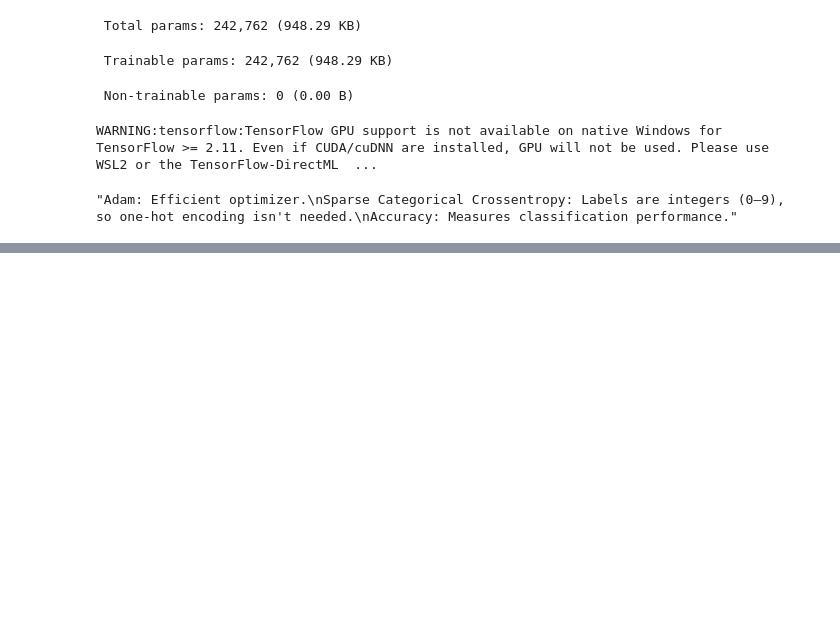
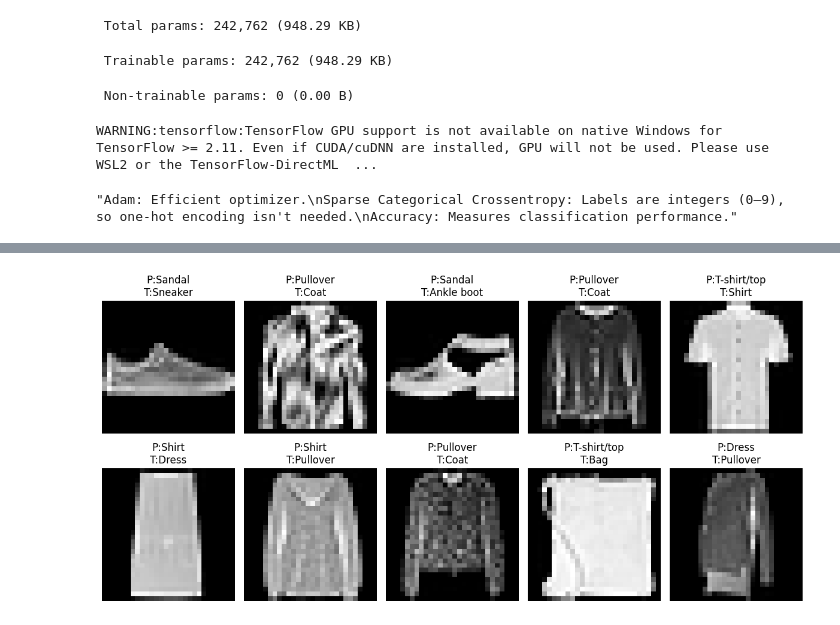
Before and after one commit to shibamacademics-ctrl/My_DeepLearning, a Jupyter notebook: Fashion.ipynb, the cells around one changed output, grey strips where cells are left out. Saved outputs shown, nothing was run; the diff lists cells and outputs as text; code cells hidden in the pictures; blank space fills up the shorter version.

```diff
--- a/Fashion.ipynb
+++ b/Fashion.ipynb
@@ -137,0 +186,15 @@ Test Loss: 0.37649616599082947
+# %%
+incorrect = np.where(predicted_labels != y_test)[0]
+
+plt.figure(figsize=(12,6))
+
+for i, idx in enumerate(incorrect[:10]):
+    plt.subplot(2,5,i+1)
+    plt.imshow(X_test[idx], cmap='gray')
+    plt.title(f"P:{class_names[predicted_labels[idx]]}\nT:{class_names[y_test[idx]]}")
+    plt.axis('off')
+
+plt.tight_layout()
+plt.show()
+# %% [output]
+[figure, added]
```
Also changed, not shown: parts of 12 cells of this notebook, 1 other file.
